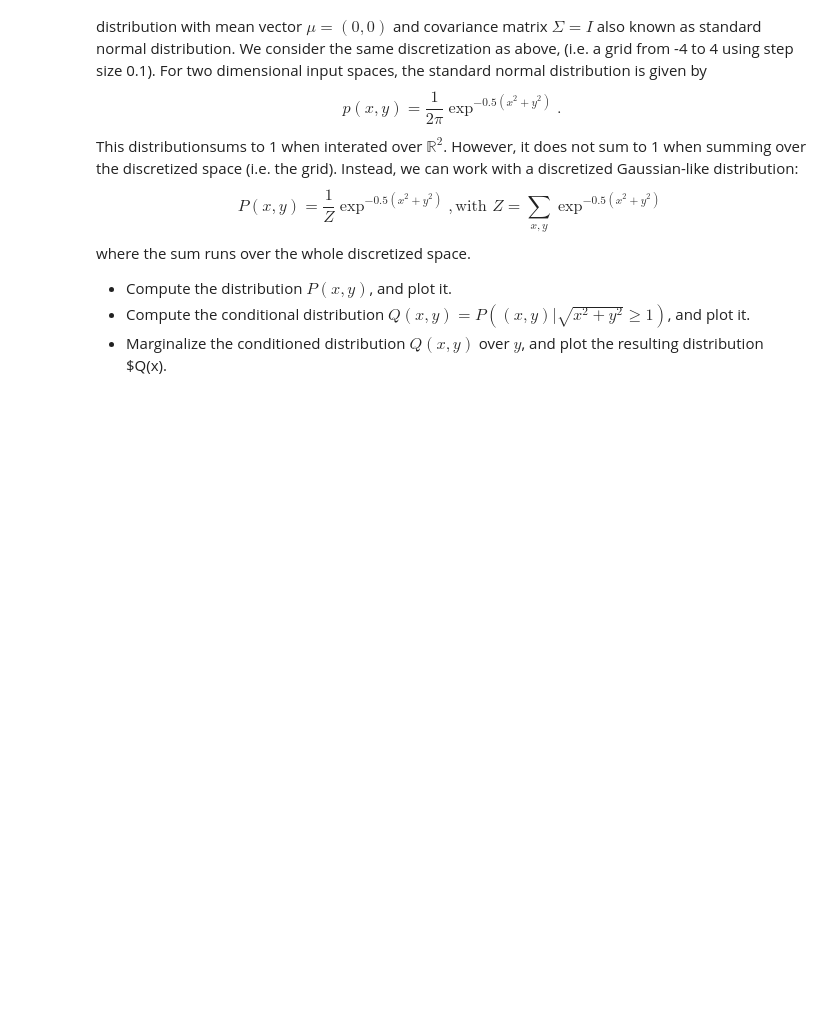
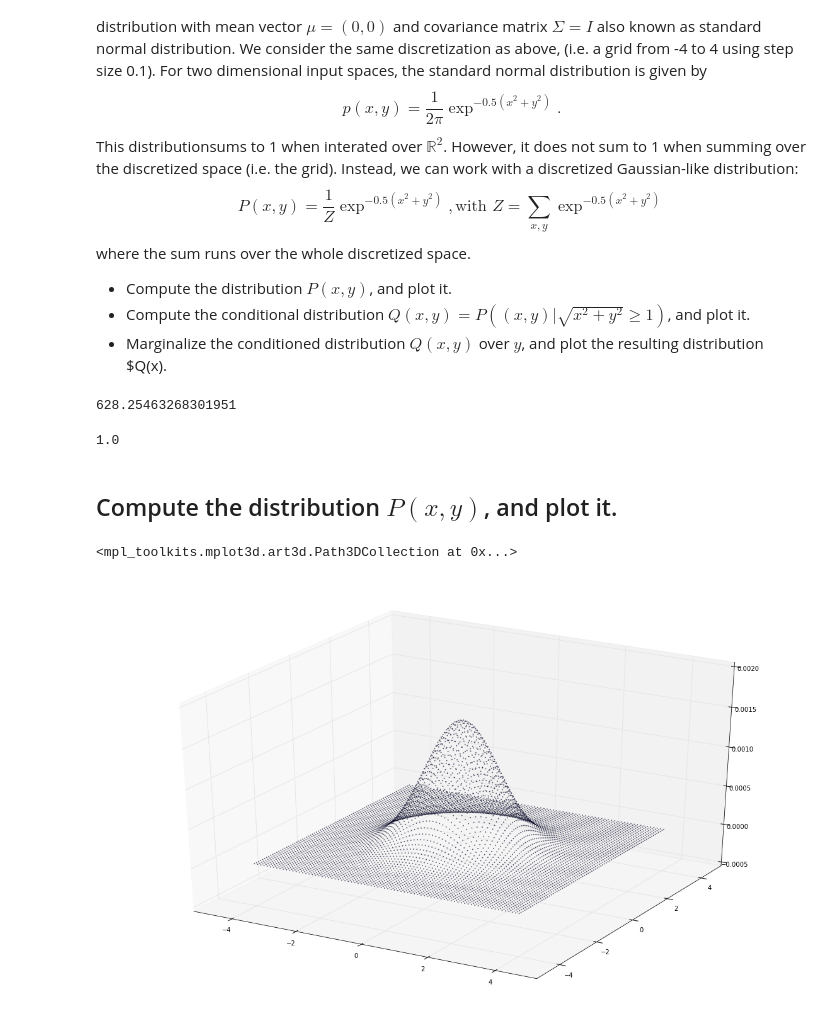
Before and after one commit to jariou/MachineLearningCourse-Python, a Jupyter notebook: Exercizes.ipynb, the cells around one changed output. Drawn from its saved outputs; the diff is of its cells as text; code cells hidden in the pictures; blank space fills up the shorter version.

```diff
--- a/Exercizes.ipynb
+++ b/Exercizes.ipynb
@@ -76,0 +83,24 @@ where the sum runs over the whole discretized space.
+# %%
+R        = numpy.arange(-4, 4+1e-9,0.1)
+X, Y     = numpy.meshgrid(R, R)
+rawProbs = P_raw(X,Y)
+numpy.sum(rawProbs)
+# %% [output]
+628.25463268301951
+# %%
+def P(x, y):
+    return( numpy.exp(-0.5 * (x**2 + y**2))/628.25463268301951)
+
+# Testing whether we get the right  normalization
+numpy.sum(P(X,Y))
+# %% [output]
+1.0
+# %% [markdown]
+## Compute the distribution $P(x, y)$, and plot it.
+# %%
+fig1 = plt.figure(figsize = (20, 12))
+ax = plt.axes(projection = '3d')
+ax.scatter(X, Y, P(X, Y), s=1, alpha = 0.5)
+# %% [output]
+<mpl_toolkits.mplot3d.art3d.Path3DCollection at 0x...>
+[figure, added]
```
Also changed, not shown: parts of 5 cells of this notebook.
